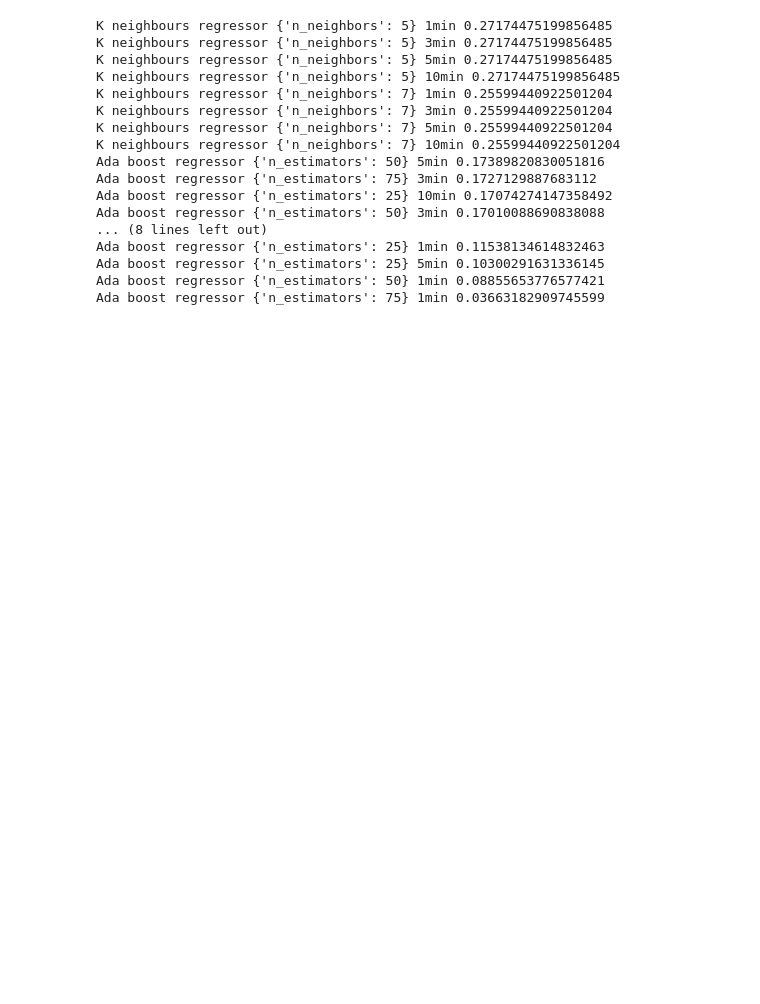
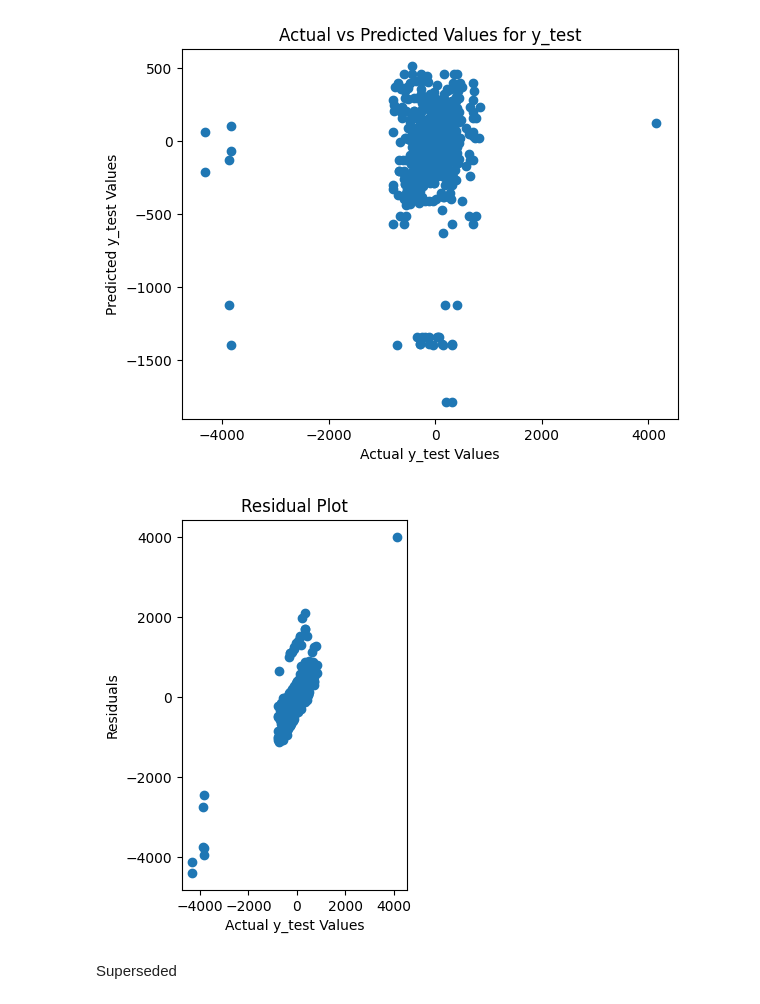
Before and after one commit to johnvanosta/ml4rt, a Jupyter notebook: Train_models.ipynb, the cells around one changed output. Cells and saved outputs as stored; diff of their text form; code cells hidden in the pictures; blank space fills up the shorter version.

Commit message:
Model training workflow updates

```diff
--- a/Train_models.ipynb
+++ b/Train_models.ipynb
@@ -95,0 +98,19 @@ frequencies = ['1min', '3min', '5min', '10min']
+# %%
+trained_models = []
+for freq in frequencies:
+    sim_data_preproc = preprocess_sim_data(sim_data, data_type, freq, tower_locs)
+    x = sim_data_preproc[predictors]
+    y = sim_data_preproc['xOffset'] # Will need to adjust this to iterate over x and y xOffset
+
+    X_train, X_test, y_train, y_test = train_test_split(x, y, test_size=0.3, random_state=seed)
+
+    for modelname, Model, params_list in modelclasses:
+        for params in params_list:
+            model = Model(**params)
+            scores = cross_val_score(model, X_train, y_train, cv=3)
+            score = np.mean(scores)
+            trained_models.append((modelname, model, params, freq, score))
+# %%
+trained_models.sort(key=lambda x:x[-1], reverse=True)
+for modelname, model, params, freq, score in trained_models:
+    print(modelname, params, freq, score)
@@ -96,3 +135,40 @@ frequencies = ['1min', '3min', '5min', '10min']
+# %%
+# Select a model from trained_models
+selected_model = trained_models[0][1]
+freq = trained_models[0][3]
+
+sim_data_preproc = preprocess_sim_data(sim_data, data_type, freq, tower_locs)
+x = sim_data_preproc[predictors]
+y = sim_data_preproc['xOffset'] # Will need to adjust this to iterate over x and y xOffset
+
+X_train, X_test, y_train, y_test = train_test_split(x, y, test_size=0.3, random_state=seed)
+
+#Fit the model on the training data
+selected_model.fit(X_train, y_train)
+
+# Make predictions on the test data
+y_pred = selected_model.predict(X_test)
+
+# Plot the estimated vs actual predictions
+plt.scatter(y_test, y_pred)
+plt.xlabel("Actual y_test Values")
+plt.ylabel("Predicted y_test Values")
+plt.title("Actual vs Predicted Values for y_test")
+plt.show()
+
+# Plot the residuals
+residuals = y_test - y_pred
+plt.subplot(1, 2, 2)
+plt.scatter(y_test, residuals)
+plt.xlabel("Actual y_test Values")
+plt.ylabel("Residuals")
+plt.title("Residual Plot")
+plt.show()
+# %% [output]
+[figure, added]
+[figure, added]
+# %% [markdown]
+Superseded
 # %%
 insights = []
 for freq in frequencies:
@@ -103,25 +184,3 @@ for freq in frequencies:
             model.fit(X_train, y_train)
             score = model.score(X_test, y_test)
             insights.append((modelname, model, params, freq, score))
-# %%
-insights.sort(key=lambda x:x[-1], reverse=True)
-for modelname, model, params, freq, score in insights:
-    print(modelname, params, freq, score)
-# %% [output]
-K neighbours regressor {'n_neighbors': 5} 1min 0.27174475199856485
-K neighbours regressor {'n_neighbors': 5} 3min 0.27174475199856485
-K neighbours regressor {'n_neighbors': 5} 5min 0.27174475199856485
-K neighbours regressor {'n_neighbors': 5} 10min 0.27174475199856485
-K neighbours regressor {'n_neighbors': 7} 1min 0.25599440922501204
-K neighbours regressor {'n_neighbors': 7} 3min 0.25599440922501204
-K neighbours regressor {'n_neighbors': 7} 5min 0.25599440922501204
-K neighbours regressor {'n_neighbors': 7} 10min 0.25599440922501204
-Ada boost regressor {'n_estimators': 50} 5min 0.17389820830051816
-Ada boost regressor {'n_estimators': 75} 3min 0.1727129887683112
-Ada boost regressor {'n_estimators': 25} 10min 0.17074274147358492
-Ada boost regressor {'n_estimators': 50} 3min 0.17010088690838088
-... (8 lines left out)
-Ada boost regressor {'n_estimators': 25} 1min 0.11538134614832463
-Ada boost regressor {'n_estimators': 25} 5min 0.10300291631336145
-Ada boost regressor {'n_estimators': 50} 1min 0.08855653776577421
-Ada boost regressor {'n_estimators': 75} 1min 0.03663182909745599
```
Also changed, not shown: parts of 6 cells of this notebook, 1 other file.
